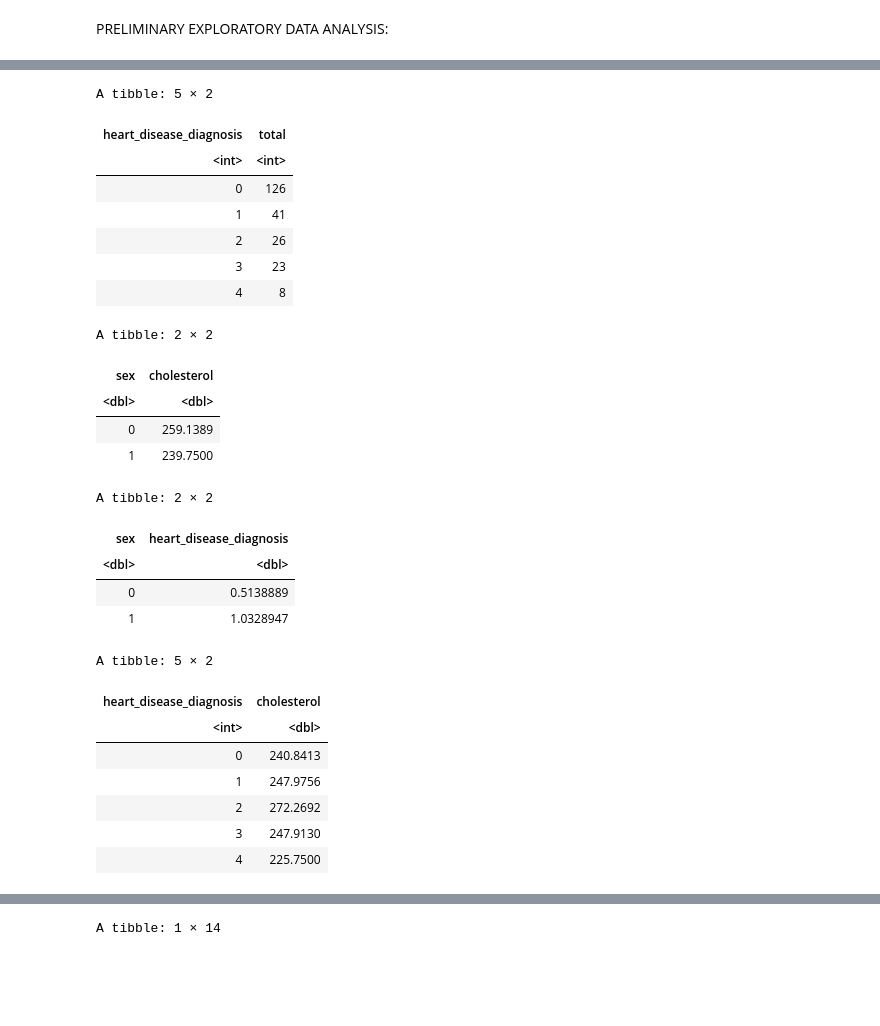
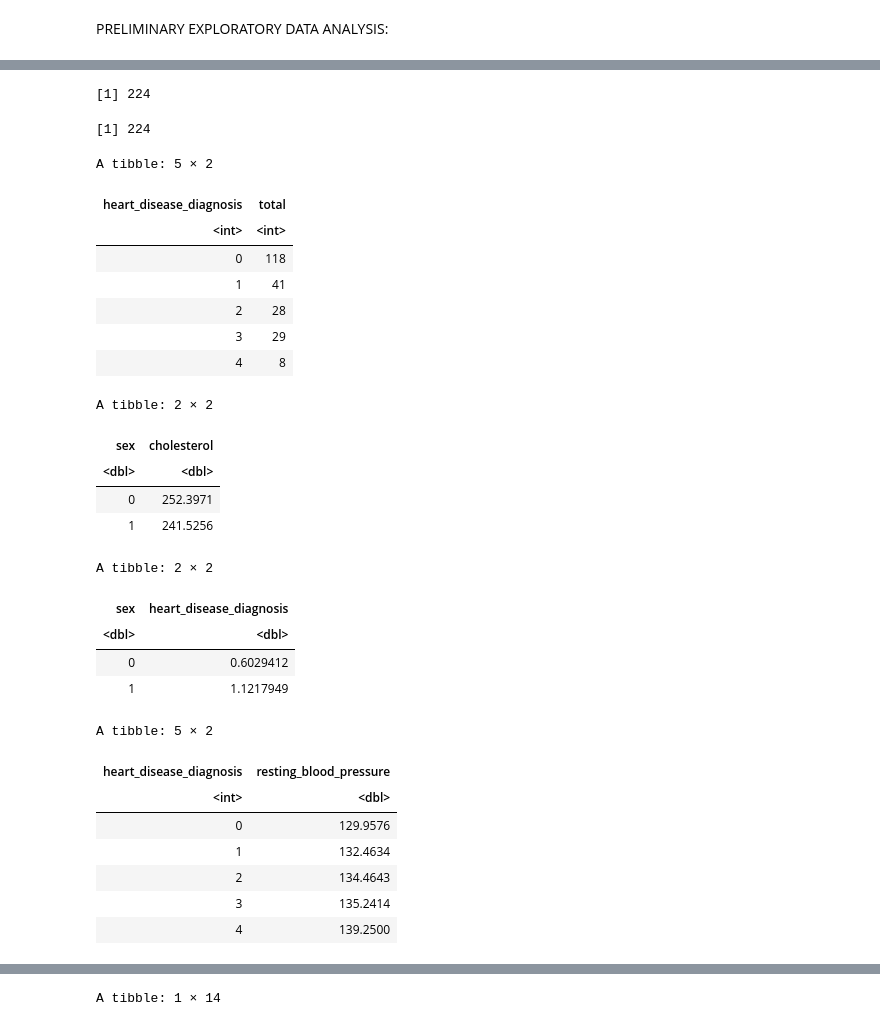
Before and after one commit to ck2671/dsci-100-2022w2-group-35, a Jupyter notebook: Heart Disease Project.ipynb, the cells around one changed output, grey strips where cells are left out. Saved outputs shown, nothing was run; the diff lists cells and outputs as text; code cells hidden in the pictures; blank space fills up the shorter version.

```diff
--- a/Heart Disease Project.ipynb
+++ b/Heart Disease Project.ipynb
@@ -69,9 +69,9 @@ heart_split <- initial_split(heart_data, prop=0.75, strata=resting_blood_pressur
     heart_train <- training(heart_split)
     heart_test <- testing(heart_split)
 # %%
-#Selected columns (sex, cholesterol and heart_disease_diagnosis) from heart data.
+#Selected columns (sex, resting blood pressure, and heart_disease_diagnosis) from heart data.
 heart_train_selected <- select(heart_train, sex, age, cholesterol, resting_blood_pressure, heart_disease_diagnosis) |>
-                        arrange(sex, cholesterol, age, resting_blood_pressure)
+                        arrange(sex, age, resting_blood_pressure)
 heart_train_selected
 # %% [output]
 A data.frame: 224 × 5
@@ -96,4 +107,14 @@ A data.frame: 224 × 5
+# %%
+#We found that the total number of rows in the heart train dataset is 224, and the number of rows after removing for
+#any missing rows is also 224. This confirms that there are no rows with missing data in this dataset.
+nrow(heart_train)
+nrow(heart_train %>% na.omit())
+# %% [output]
+[1] 224
+[1] 224
 # %%
+#Reported number of observations for each class. It is found that there is the greatest amount of observations
+#found for the heart disease diagnosed as 0 and the least amount of observations for the heart disease diagnosed as 4.
 count <- group_by(heart_train_selected, heart_disease_diagnosis) |>
             summarize(total=n())
 count
@@ -101,13 +122,14 @@ count
 A tibble: 5 × 2
 | heart_disease_diagnosis | total |
 | <int> | <int> |
-| 0 | 126 |
+| 0 | 118 |
 | 1 | 41 |
-| 2 | 26 |
-| 3 | 23 |
+| 2 | 28 |
+| 3 | 29 |
 | 4 | 8 |
 # %%
-#The table below reports the average cholesterol level for males(1) and females(0).
+#The table below reports the average cholesterol level for males(1) and females(0). Not a great amount of
+#difference is found for the cholesterol level between males and females. There is a difference of 19.39.
 sex_vs_cholesterol <- group_by(heart_train_selected, sex) |>
                       summarize(cholesterol=mean(cholesterol, na.rm=TRUE))
 sex_vs_cholesterol
@@ -115,10 +137,11 @@ sex_vs_cholesterol
 A tibble: 2 × 2
 | sex | cholesterol |
 | <dbl> | <dbl> |
-| 0 | 259.1389 |
-| 1 | 239.7500 |
+| 0 | 252.3971 |
+| 1 | 241.5256 |
 # %%
 #The table below reports the average heart disease diagnosis (on a scale of 0-4) for males(1) and females(0).
+#It is found that the heart disease diagnosis level is slightly greater for males (~1.03) compared to females (~0.51).
 sex_vs_heart_disease <- group_by(heart_train_selected, sex) |>
                         summarize(heart_disease_diagnosis=mean(heart_disease_diagnosis, na.rm=TRUE))
 sex_vs_heart_disease
@@ -126,19 +149,20 @@ sex_vs_heart_disease
 A tibble: 2 × 2
 | sex | heart_disease_diagnosis |
 | <dbl> | <dbl> |
-| 0 | 0.5138889 |
-| 1 | 1.0328947 |
+| 0 | 0.6029412 |
+| 1 | 1.1217949 |
 # %%
-#The table below reports the average cholesterol level for each heart disease diagnosis level (0-4).
-heart_disease_vs_cholesterol <- group_by(heart_train_selected, heart_disease_diagnosis) |>
-                                summarize(cholesterol=mean(cholesterol, na.rm=TRUE))
-heart_disease_vs_cholesterol
+#The table below reports the average resting blood pressure (mm Hg) for each heart disease diagnosis level (0-4).
+#There is generally a slight increase in resting blood pressure as the heart disease diagnosis level increases.
+heart_disease_vs_resting_blood_pressure <- group_by(heart_train_selected, heart_disease_diagnosis) |>
+                                summarize(resting_blood_pressure=mean(resting_blood_pressure, na.rm=TRUE))
+heart_disease_vs_resting_blood_pressure
 # %% [output]
 A tibble: 5 × 2
-| heart_disease_diagnosis | cholesterol |
+| heart_disease_diagnosis | resting_blood_pressure |
 | <int> | <dbl> |
-| 0 | 240.8413 |
-| 1 | 247.9756 |
-| 2 | 272.2692 |
-| 3 | 247.9130 |
-| 4 | 225.7500 |
+| 0 | 129.9576 |
+| 1 | 132.4634 |
+| 2 | 134.4643 |
+| 3 | 135.2414 |
+| 4 | 139.2500 |
```
Also changed, not shown: parts of 6 cells of this notebook.
